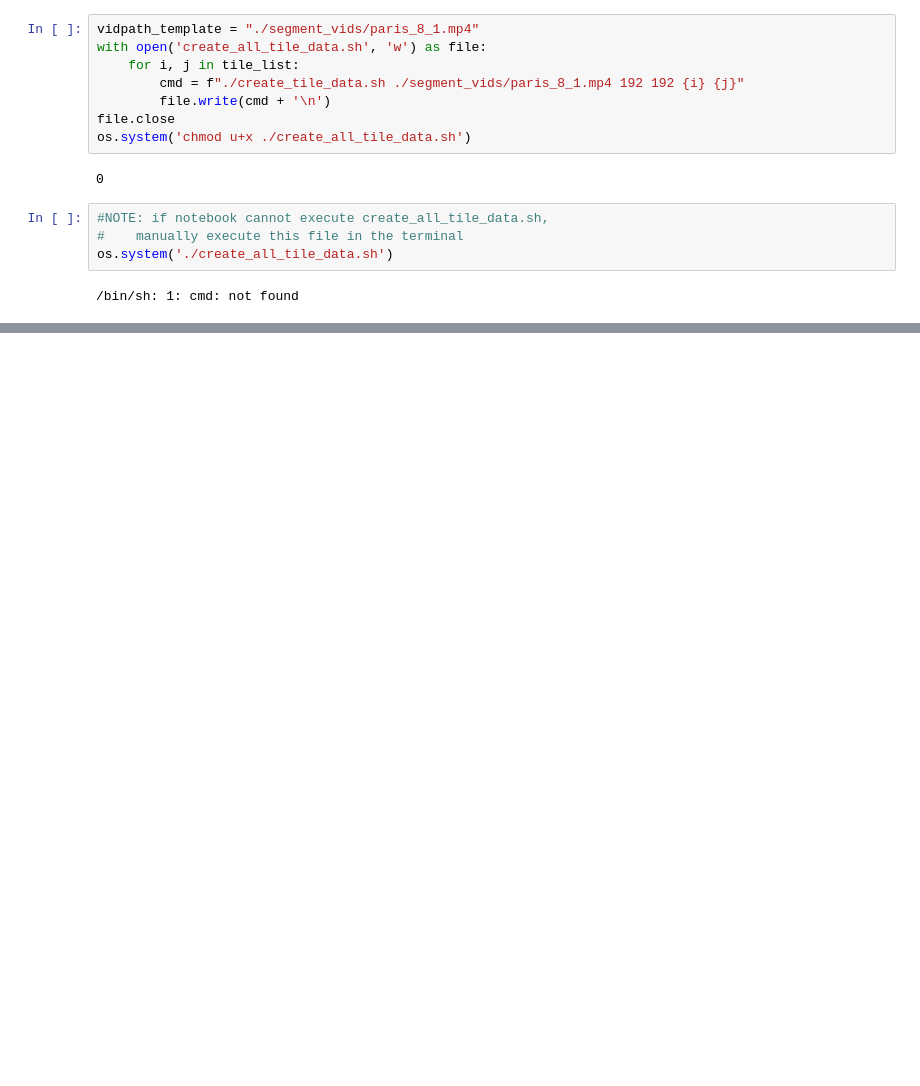
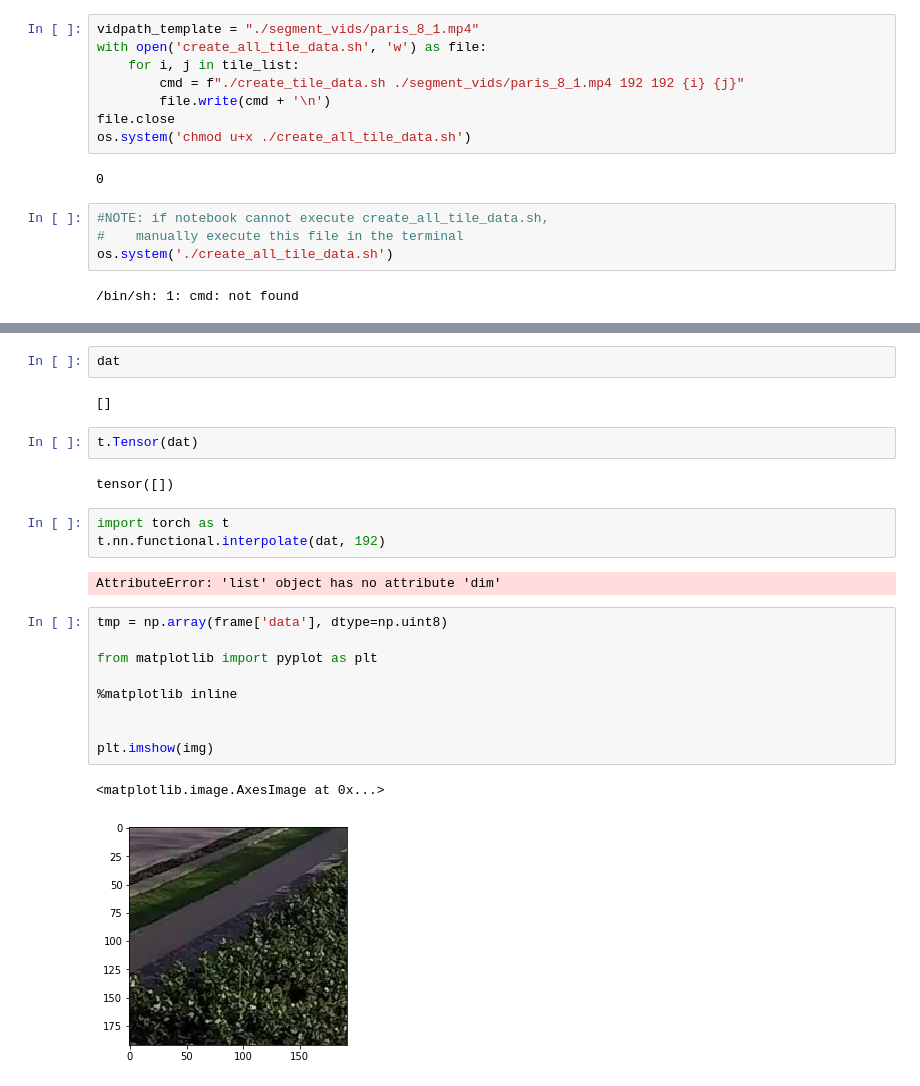
Before and after one commit to phananh1010/tile-super-resolution, a Jupyter notebook: datasets/create_tile_data.ipynb, the cells around one changed output, grey strips where cells are left out. Saved outputs shown, nothing was run; the diff lists cells and outputs as text; blank space fills up the shorter version.

```diff
--- a/datasets/create_tile_data.ipynb
+++ b/datasets/create_tile_data.ipynb
@@ -33,0 +123,25 @@ os.system('./create_all_tile_data.sh')
+# %%
+dat
+# %% [output]
+[]
+# %%
+t.Tensor(dat)
+# %% [output]
+tensor([])
+# %%
+import torch as t
+t.nn.functional.interpolate(dat, 192)
+# %% [output]
+AttributeError: 'list' object has no attribute 'dim'
+# %%
+tmp = np.array(frame['data'], dtype=np.uint8)
+
+from matplotlib import pyplot as plt
+
+%matplotlib inline
+
+
+plt.imshow(img)
+# %% [output]
+<matplotlib.image.AxesImage at 0x...>
+[figure, added]
```
Also changed, not shown: parts of 12 cells of this notebook, 1 other file.
